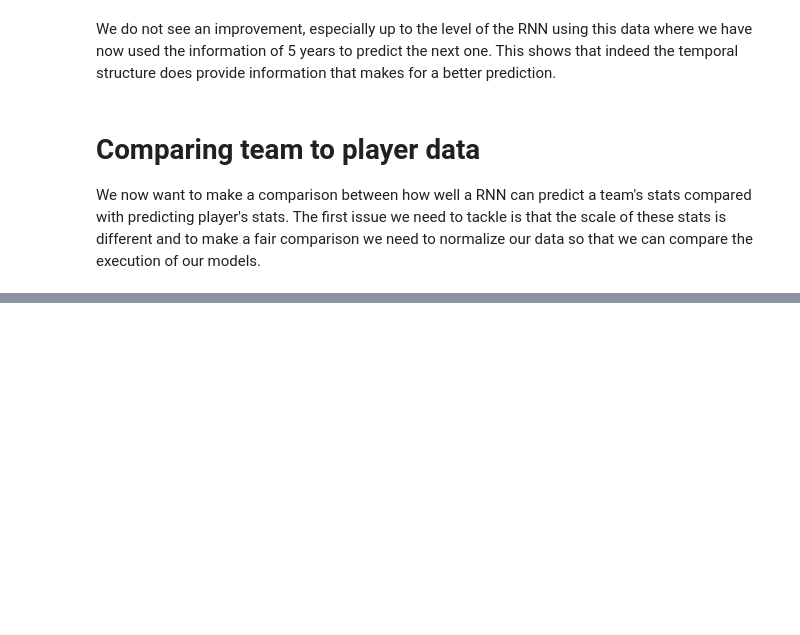
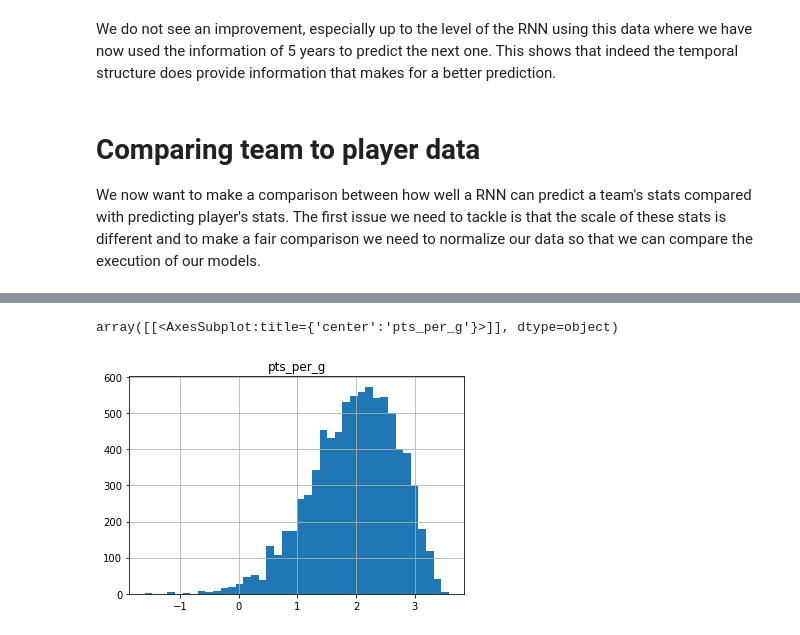
Before and after one commit to nk555/Kevin-Beuchot-Portfolio, a Jupyter notebook: AI-Projects/Fantasy-Basketball/2-making-fantasy-predictions.ipynb, the cells around one changed output, grey strips where cells are left out. Cells and saved outputs as stored; diff of their text form; code cells hidden in the pictures; blank space fills up the shorter version.

```diff
--- a/AI-Projects/Fantasy-Basketball/2-making-fantasy-predictions.ipynb
+++ b/AI-Projects/Fantasy-Basketball/2-making-fantasy-predictions.ipynb
@@ -238,0 +261,6 @@ We now want to make a comparison between how well a RNN can predict a team's sta
+# %%
+log_player_data=np.log(all_player_data)
+log_player_data[log_player_data["pts_per_g"]!=-np.inf].hist(column="pts_per_g",bins=40)
+# %% [output]
+array([[<AxesSubplot:title={'center':'pts_per_g'}>]], dtype=object)
+[figure, added]
```
Also changed, not shown: parts of 20 cells of this notebook.
